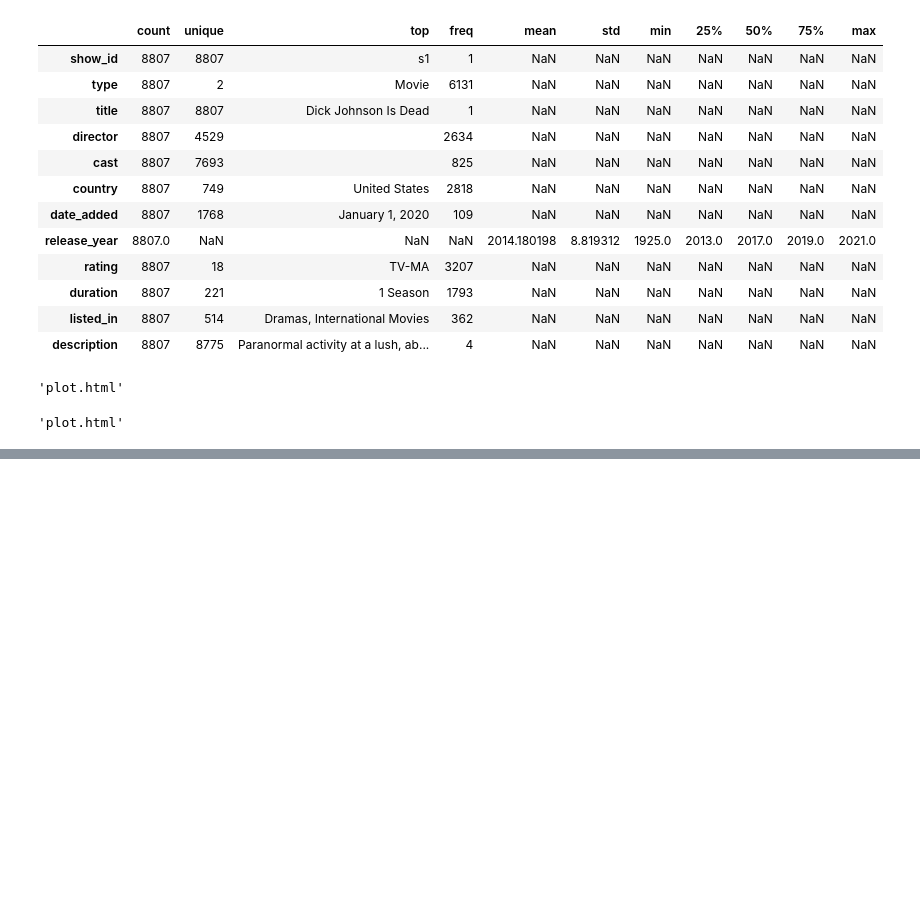
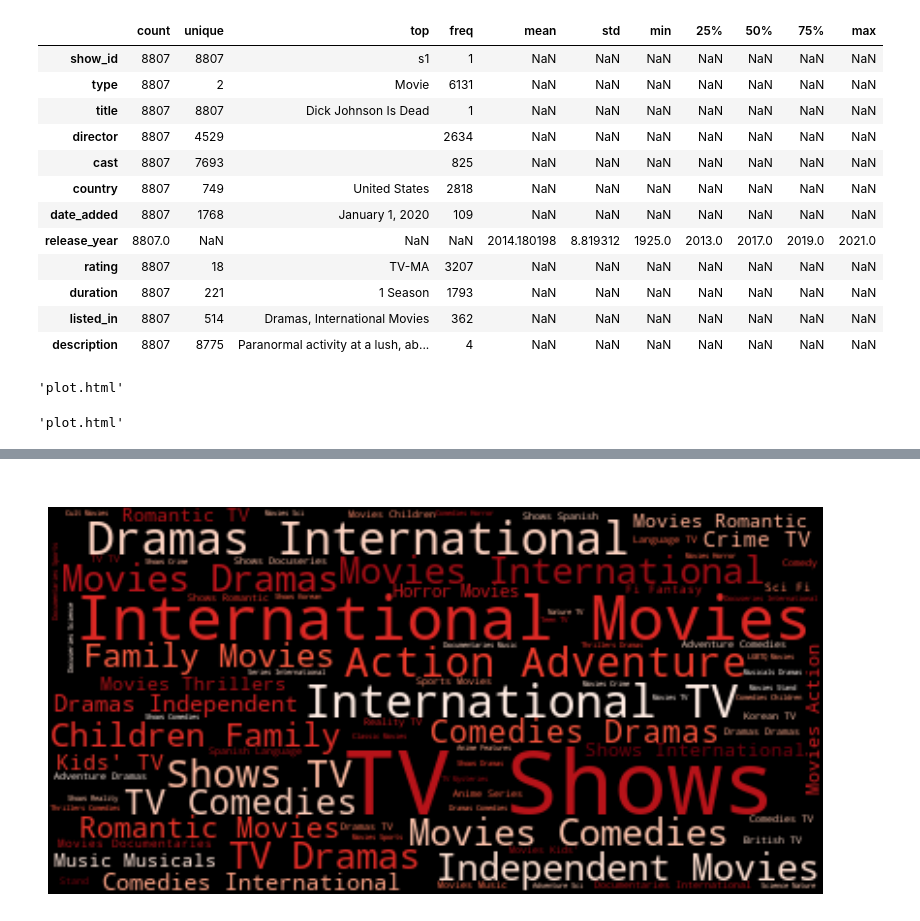
Before and after one commit to mim515/Movie-Reccomendation-System, a Jupyter notebook: movie.ipynb, the cells around one changed output, grey strips where cells are left out. Cells and saved outputs as stored; diff of their text form; code cells hidden in the pictures; blank space fills up the shorter version.

```diff
--- a/movie.ipynb
+++ b/movie.ipynb
@@ -295,0 +237,14 @@ pyo.plot(fig, filename='plot.html', auto_open=True)
+# %%
+titles = netflix_data['listed_in'].values
+
+text = ' '.join(titles)
+
+wordcloud = WordCloud(background_color='black', colormap='Reds').generate(text)
+
+plt.figure(figsize=(10, 6))
+plt.imshow(wordcloud, interpolation='bilinear')
+plt.axis('off')
+plt.title('Most Common Words in Netflix Descriptions', color='white')
+plt.show()
+# %% [output]
+[figure, added]
```
Also changed, not shown: parts of 28 cells of this notebook.
